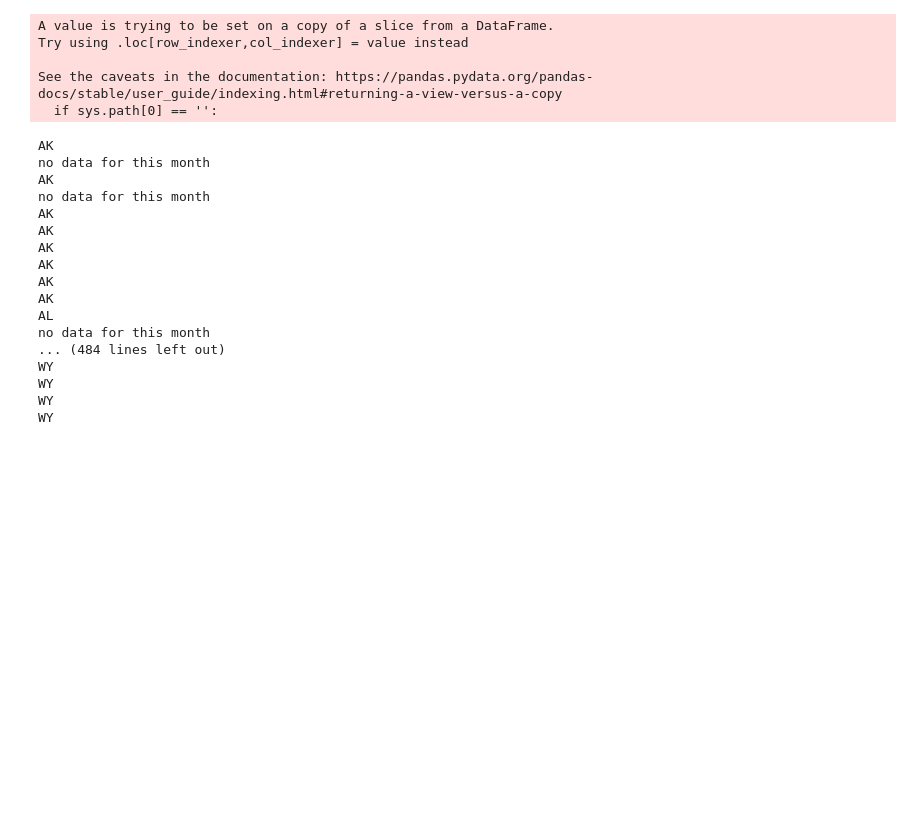
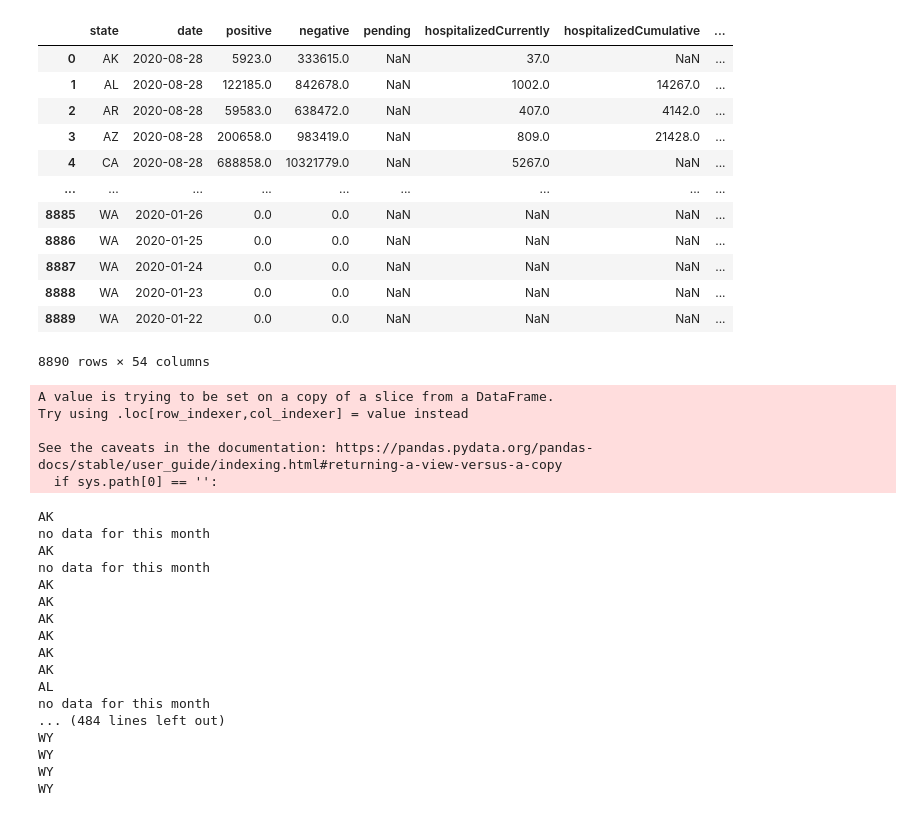
Before and after one commit to jamisonunruh24/Project-1, a Jupyter notebook: Project_Working_Data.ipynb, the cells around one changed output. Cells and saved outputs as stored; diff of their text form; code cells hidden in the pictures; blank space fills up the shorter version.

```diff
--- a/Project_Working_Data.ipynb
+++ b/Project_Working_Data.ipynb
@@ -37,20 +38,36 @@ state_current_data=pd.DataFrame(state_current_data)
 # %%
 url = "https://api.covidtracking.com/v1/states/daily.json"
 state_daily_data = (requests.get(url)).json()
 state_daily_data=pd.DataFrame(state_daily_data)
+state_daily_data['date'] = pd.to_datetime(state_daily_data['date'], format='%Y%m%d')
 state_daily_data = state_daily_data.set_index("state")
-
 state_daily_data = state_daily_data.drop(["AS","GU","MP","PR", "VI","DC"])
 state_daily_data = state_daily_data.reset_index()
-state_daily_data
+
 #loop for summing for total state cases
 states = state_daily_data["state"].unique()
 total_cases_by_state = []
 
 
 for state in states:
     state_case = state_daily_data.loc[state_daily_data["state"] == state]
     total_cases_by_state.append(state_case["positive"].sum())
+
+state_daily_data
+# %% [output]
+|  | state | date | positive | negative | pending | hospitalizedCurrently | hospitalizedCumulative | ... |
+| 0 | AK | 2020-08-28 | 5923.0 | 333615.0 | NaN | 37.0 | NaN | ... |
+| 1 | AL | 2020-08-28 | 122185.0 | 842678.0 | NaN | 1002.0 | 14267.0 | ... |
+| 2 | AR | 2020-08-28 | 59583.0 | 638472.0 | NaN | 407.0 | 4142.0 | ... |
+| 3 | AZ | 2020-08-28 | 200658.0 | 983419.0 | NaN | 809.0 | 21428.0 | ... |
+| 4 | CA | 2020-08-28 | 688858.0 | 10321779.0 | NaN | 5267.0 | NaN | ... |
+| ... | ... | ... | ... | ... | ... | ... | ... | ... |
+| 8885 | WA | 2020-01-26 | 0.0 | 0.0 | NaN | NaN | NaN | ... |
+| 8886 | WA | 2020-01-25 | 0.0 | 0.0 | NaN | NaN | NaN | ... |
+| 8887 | WA | 2020-01-24 | 0.0 | 0.0 | NaN | NaN | NaN | ... |
+| 8888 | WA | 2020-01-23 | 0.0 | 0.0 | NaN | NaN | NaN | ... |
+| 8889 | WA | 2020-01-22 | 0.0 | 0.0 | NaN | NaN | NaN | ... |
+8890 rows × 54 columns
 # %%
 #loop for finding positive rate per month
 
```
Also changed, not shown: parts of 2 cells of this notebook.
